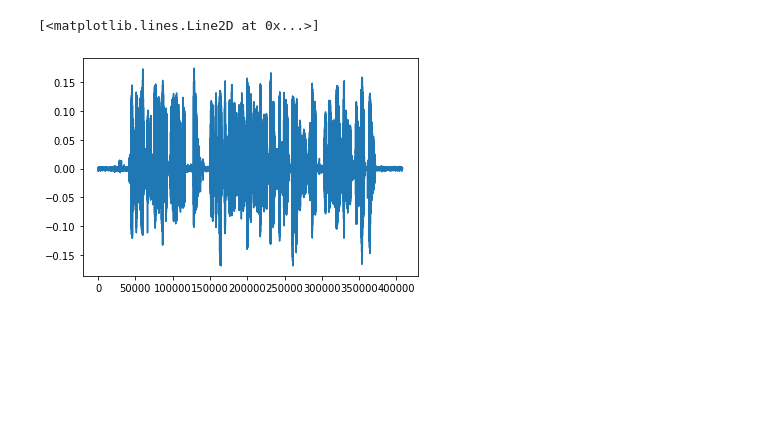
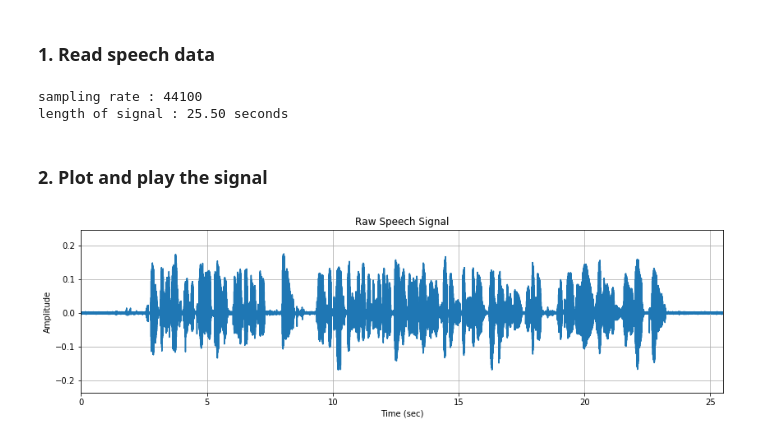
Before and after one commit to caodinhduc/Short_Time_Fourier_Transform, a Jupyter notebook: STFT.ipynb, the cells around one changed output. Drawn from its saved outputs; the diff is of its cells as text; code cells hidden in the pictures; blank space fills up the shorter version.

```diff
--- a/STFT.ipynb
+++ b/STFT.ipynb
@@ -105,6 +0,0 @@ samplerate, x = wavfile.read('Kim_16K.wav')
-# %%
-import pylab as plt
-plt.plot(x)
-# %% [output]
-[<matplotlib.lines.Line2D at 0x...>]
-[figure, removed]
@@ -110,0 +7,39 @@ plt.plot(x)
+# %% [markdown]
+### 1. Read speech data
+# %%
+# Set the directory path of the data directory.
+# audio_path = './data/'
+audio_path = ''
+# Load a waveform.
+xn_org, sf_org = librosa.load(audio_path+'Kim_16K.wav', sr=44100)
+#sf, xn_org = wavfile.read(audio_path+'input.wav')
+
+print(f'sampling rate : {sf_org}')
+print(f'length of signal : {len(xn_org)/sf_org:.2f} seconds')
+# %% [output]
+sampling rate : 44100
+length of signal : 25.50 seconds
+# %% [markdown]
+### 2. Plot and play the signal
+# %%
+# Define a function to plot a time-domain signal.
+def plot_signal(signal, sf):
+    fig = plt.figure(figsize=(14, 8))
+    ax = fig.add_subplot(211)
+    ax.set_title('Raw Speech Signal')
+    ax.set_xlabel('Time (sec)')
+    ax.set_ylabel('Amplitude')
+    ax.grid(True)
+    N = len(signal)
+    nx = np.linspace(0, N/sf, N)
+    ax.plot(nx, signal)
+    ax.set_xlim(nx.min(), nx.max())
+    ax.set_ylim(signal.min()*1.4, signal.max()*1.4)
+
+    # Plot the designated time segment.
+    # You will include codes here.
+
+# Plot the signal.
+plot_signal(xn_org, sf_org)
+# %% [output]
+[figure, added]
```
Also changed, not shown: parts of 19 cells of this notebook, 2 other files.
